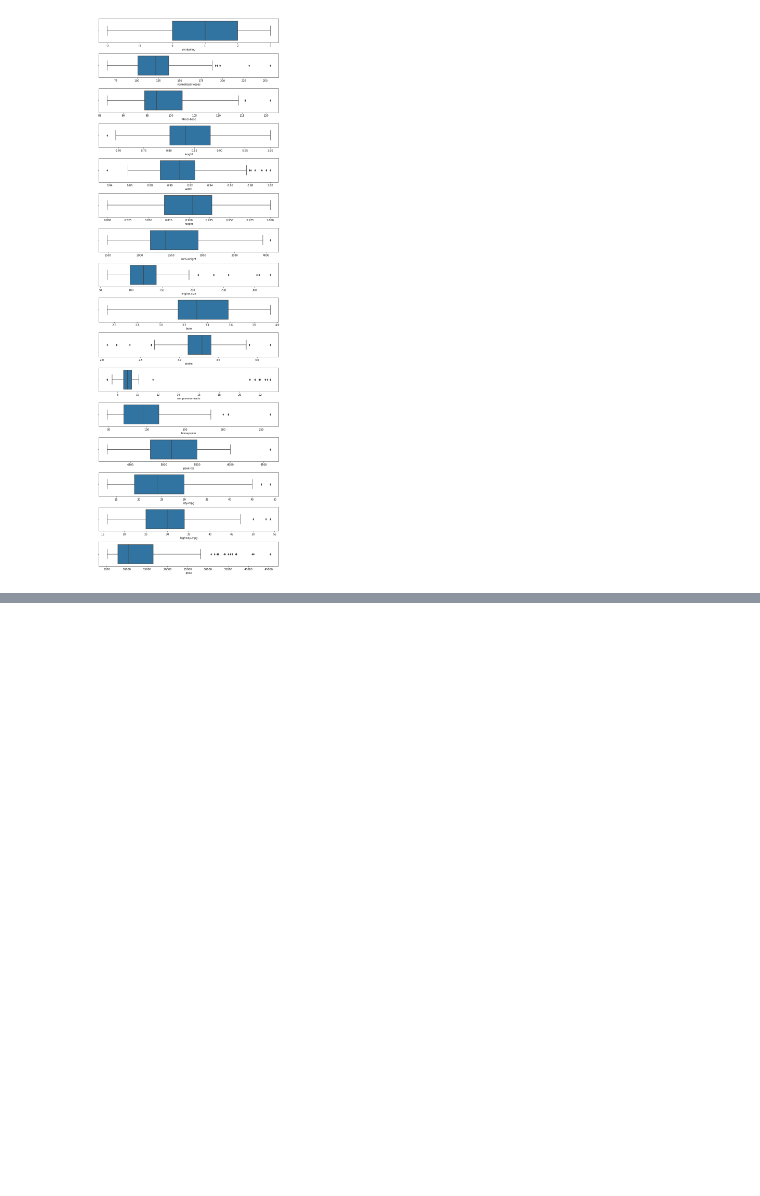
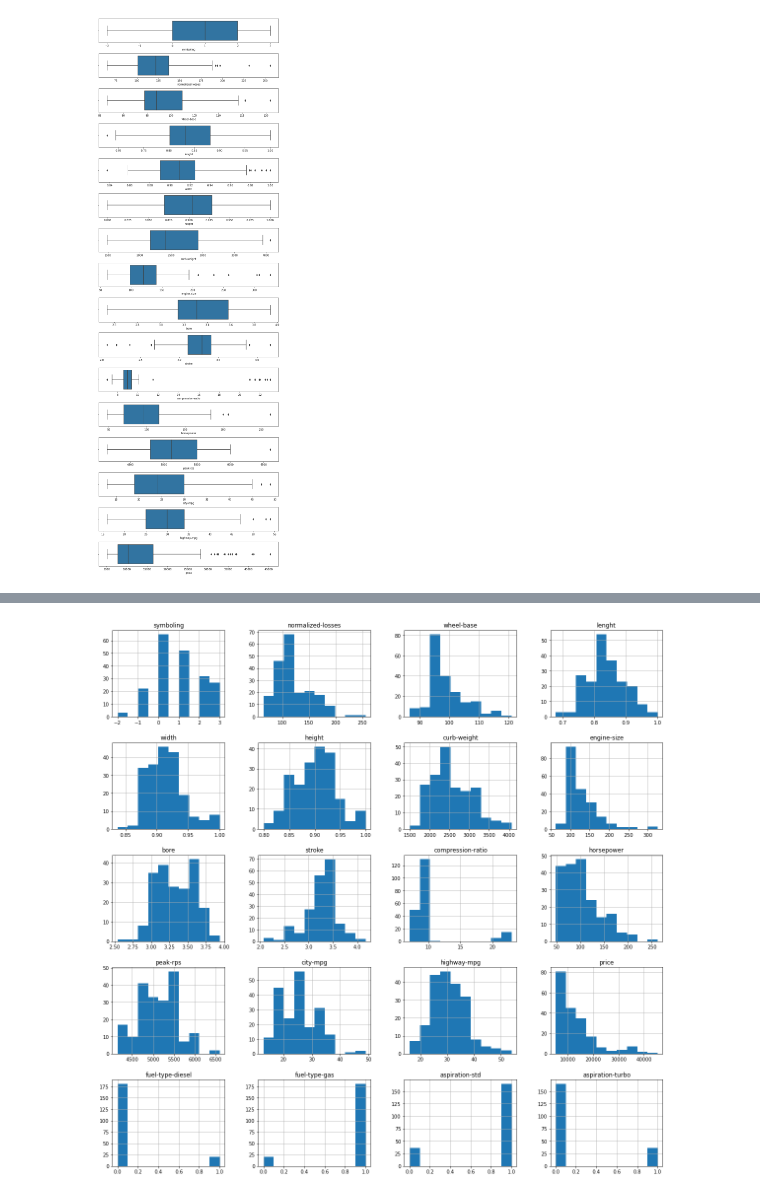
Before and after one commit to IgorEisenlohr/Car-price, a Jupyter notebook: car_prices.ipynb, the cells around one changed output, grey strips where cells are left out. Drawn from its saved outputs; the diff is of its cells as text; code cells hidden in the pictures; blank space fills up the shorter version.

```diff
--- a/car_prices.ipynb
+++ b/car_prices.ipynb
@@ -285,2 +327,6 @@ for n_col, i in zip(numeric_columns, range(1,len(numeric_columns)+1)):
+# %%
+df.hist(figsize=(20,20));
+# %% [output]
+[figure, added]
 # %%
 correlation = df.corr()
```
Also changed, not shown: parts of 7 cells of this notebook.
